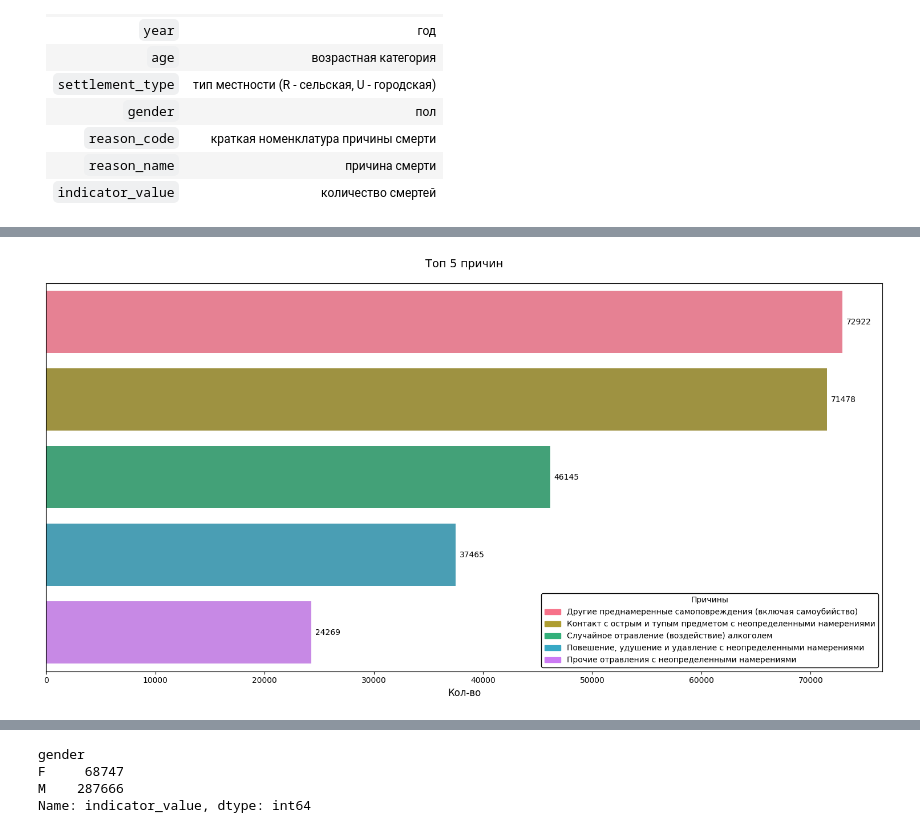
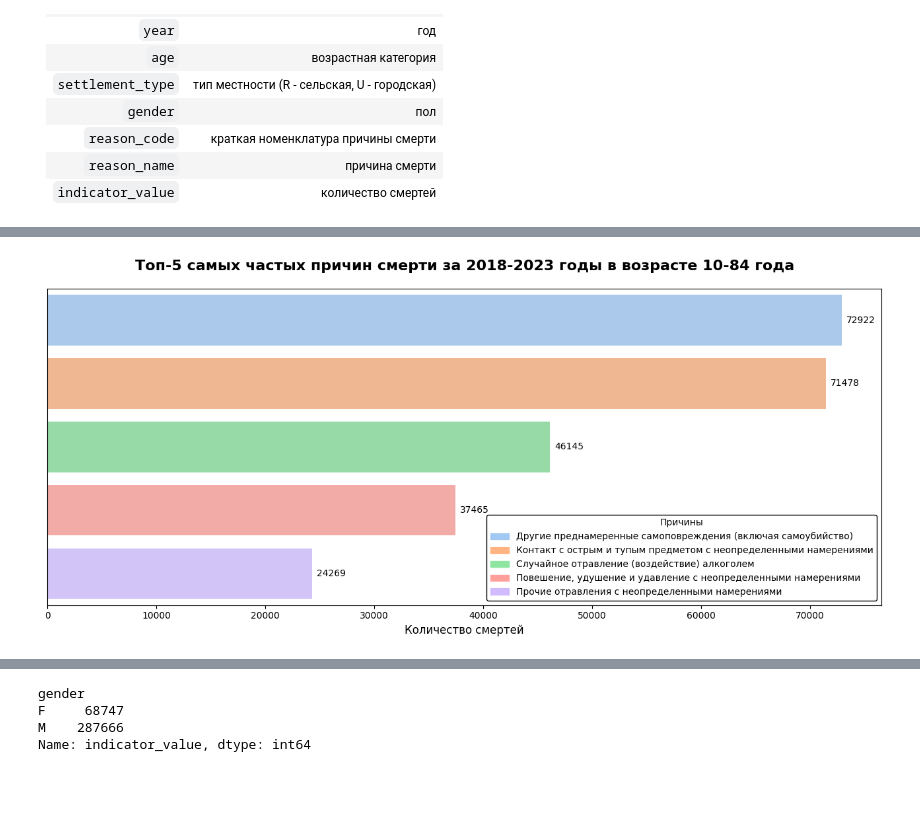
Before and after one commit to lidaEYE/despair-deaths-analysis, a Jupyter notebook: analysis.ipynb, the cells around one changed output, grey strips where cells are left out. Cells and saved outputs as stored; diff of their text form; code cells hidden in the pictures; blank space fills up the shorter version.

```diff
--- a/analysis.ipynb
+++ b/analysis.ipynb
@@ -147,8 +147,4 @@ pd.set_option('display.max_columns', None) # для показа всех кол
 |`reason_code`|краткая номенклатура причины смерти|
 |`reason_name`|причина смерти|
 |`indicator_value`|количество смертей|
-# %%
-# Перед построением всех графиков установим палитру цветов pastel
-
-sns.set_palette('pastel')
 # %%
@@ -308,41 +169,41 @@ plt.show()
 # %%
 result_2 = df_filtered.groupby(['reason_name'])['indicator_value'].sum().reset_index()\
              .sort_values('indicator_value', ascending=False).head(5)
 
-plt.figure(figsize=(15, 8))
+plt.figure(figsize=(13, 6))
 
-# Создаем палитру с разными цветами для каждого столбца
-custom_palette = sns.color_palette("husl", len(result_2))
+# Создание кастомной палитры для столбцов
+custom_palette = sns.color_palette("pastel", len(result_2))
 
-# Строим график с кастомной палитрой
+# Построение графика с кастомной палитрой
 ax = sns.barplot(x='indicator_value', y='reason_name',
                  data=result_2, palette=custom_palette, orient='h')
 
-# Добавляем значения на столбцы
+# Добавление значений на столбцы
 for container in ax.containers:
     ax.bar_label(container, fmt='%.0f', padding=5, color='black')
 
-plt.xlabel('Кол-во', fontsize=12)
-plt.ylabel('')  # Убираем label с оси Y
-plt.title('Топ 5 причин', fontsize=14, pad=20)
+plt.xlabel('Количество смертей', fontsize=12) # label на ось X
+plt.ylabel('')  # label на ось Y - отсутствует, поскольку в легенде
+plt.title('Топ-5 самых частых причин смерти за 2018-2023 годы в возрасте 10-84 года', fontsize=16, pad=20, fontweight='bold')
 
-# Создаем легенду внутри графика
+# Создание легенды внутри графика
 handles = [plt.Rectangle((0,0),1,1, color=color) for color in custom_palette]
 legend_labels = result_2['reason_name'].tolist()
 
-# Добавляем легенду в правый нижний угол с рамкой
+# Настройки легенды на графике
 legend = ax.legend(handles, legend_labels,
-                 title='Причины',
+                 title='Причины', # Заголовок
                  loc='lower right',
-                 frameon=True,  # Включаем рамку
+                 frameon=True,  # Наличие рамки
                  framealpha=1,  # Непрозрачная рамка
                  edgecolor='black',  # Цвет обводки
                  fancybox=True,  # Скругленные углы
                  ncol=1,  # Одна колонка - каждая причина с новой строки
                  bbox_to_anchor=(1.0, 0.0))  # Правый нижний угол
 
 plt.yticks([])  # Убираем метки на оси Y
 plt.tight_layout()
 plt.show()
 # %% [output]
-[figure, old version]
+[figure, new version]
```
Also changed, not shown: parts of 18 cells of this notebook.
